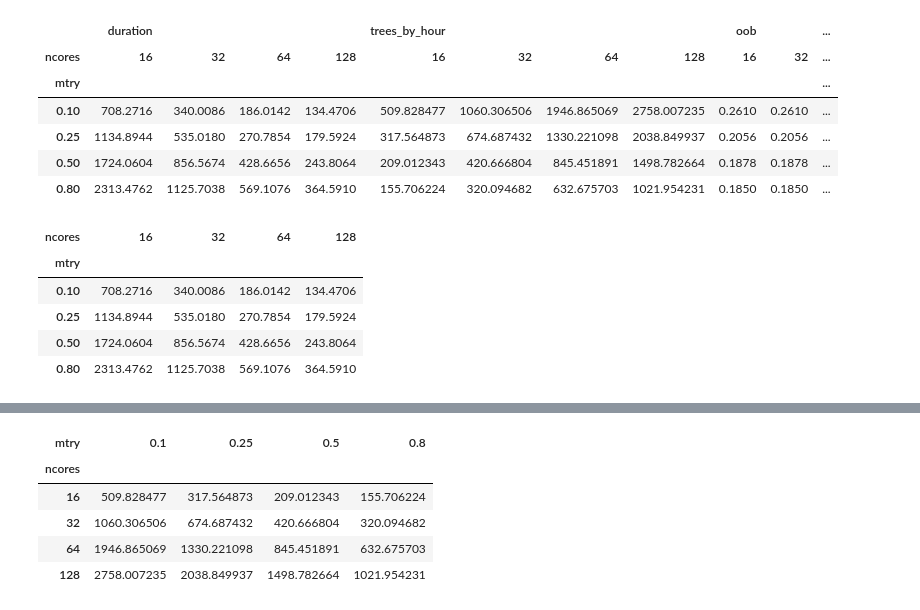
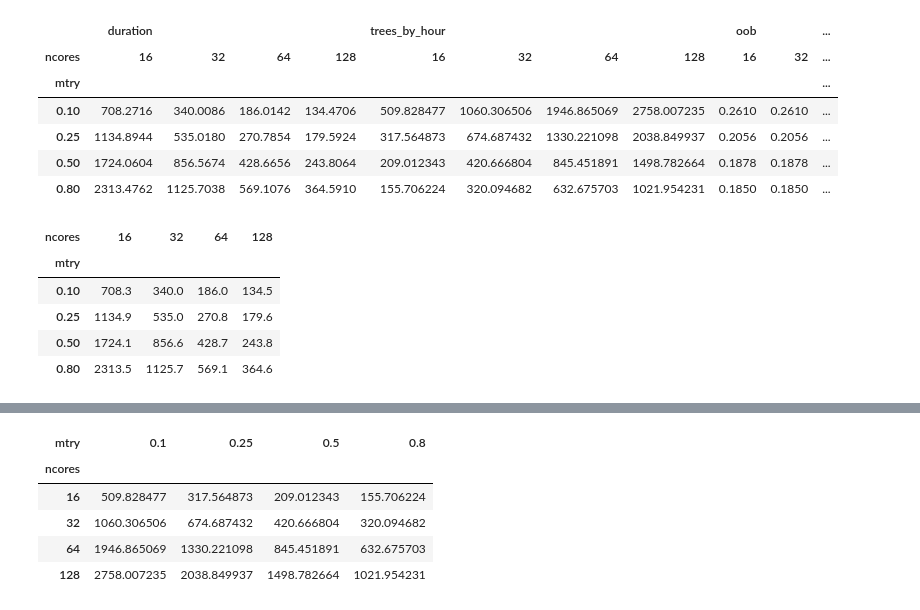
Before and after one commit to aehrc/VariantSpark, a Jupyter notebook: perf/plos16/mtry_cpu.ipynb, the cells around one changed output, grey strips where cells are left out. Drawn from its saved outputs; the diff is of its cells as text; code cells hidden in the pictures.

```diff
--- a/perf/plos16/mtry_cpu.ipynb
+++ b/perf/plos16/mtry_cpu.ipynb
@@ -48,11 +48,11 @@ oob_and_duration
 | 0.80 | 2313.4762 | 1125.7038 | 569.1076 | 364.5910 | 155.706224 | 320.094682 | 632.675703 | 1021.954231 | 0.1850 | 0.1850 | ... |
 # %%
 duration = oob_and_duration['duration']
-duration
+duration.round(1)
 # %% [output]
 | ncores | 16 | 32 | 64 | 128 |
 | mtry |  |  |  |  |
-| 0.10 | 708.2716 | 340.0086 | 186.0142 | 134.4706 |
-| 0.25 | 1134.8944 | 535.0180 | 270.7854 | 179.5924 |
-| 0.50 | 1724.0604 | 856.5674 | 428.6656 | 243.8064 |
-| 0.80 | 2313.4762 | 1125.7038 | 569.1076 | 364.5910 |
+| 0.10 | 708.3 | 340.0 | 186.0 | 134.5 |
+| 0.25 | 1134.9 | 535.0 | 270.8 | 179.6 |
+| 0.50 | 1724.1 | 856.6 | 428.7 | 243.8 |
+| 0.80 | 2313.5 | 1125.7 | 569.1 | 364.6 |
```
Also changed, not shown: parts of 4 cells of this notebook, 6 other files.
